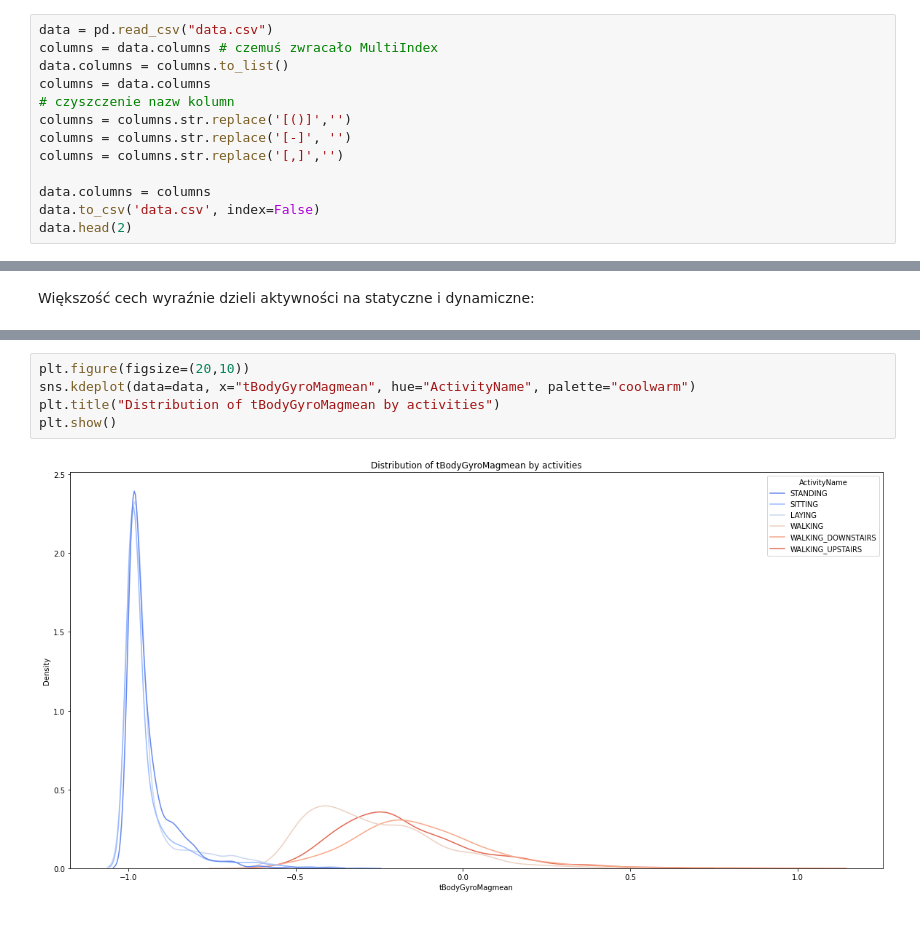
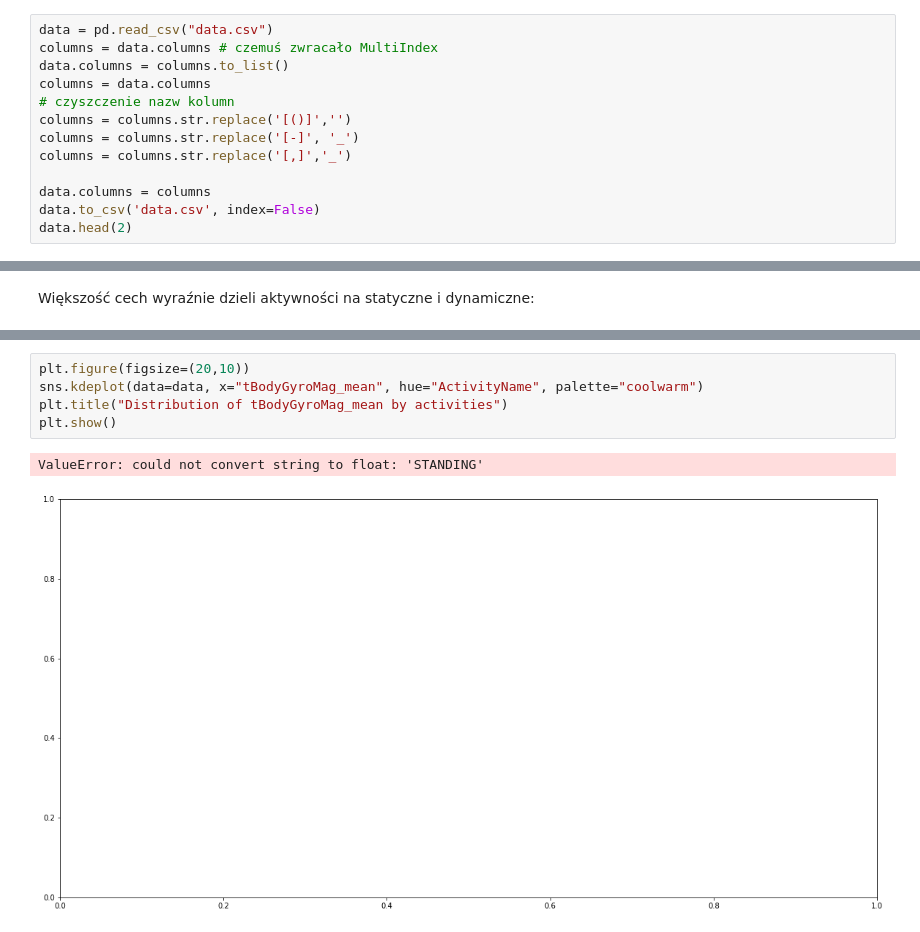
Before and after one commit to gekas145/WUM-2021-Projekty, a Jupyter notebook: Projekt2/eda.ipynb, the cells around one changed output, grey strips where cells are left out. Drawn from its saved outputs; the diff is of its cells as text.

```diff
--- a/Projekt2/eda.ipynb
+++ b/Projekt2/eda.ipynb
@@ -103,8 +123,8 @@ data.columns = columns.to_list()
 columns = data.columns
 # czyszczenie nazw kolumn
 columns = columns.str.replace('[()]','')
-columns = columns.str.replace('[-]', '')
-columns = columns.str.replace('[,]','')
+columns = columns.str.replace('[-]', '_')
+columns = columns.str.replace('[,]','_')
 
 data.columns = columns
 data.to_csv('data.csv', index=False)
@@ -165,9 +205,10 @@ plt.show()
 # %%
 plt.figure(figsize=(20,10))
-sns.kdeplot(data=data, x="tBodyGyroMagmean", hue="ActivityName", palette="coolwarm")
-plt.title("Distribution of tBodyGyroMagmean by activities")
+sns.kdeplot(data=data, x="tBodyGyroMag_mean", hue="ActivityName", palette="coolwarm")
+plt.title("Distribution of tBodyGyroMag_mean by activities")
 plt.show()
 # %% [output]
+ValueError: could not convert string to float: 'STANDING'
-[figure, old version]
+[figure, new version]
 # %%
 plt.figure(figsize=(20,10))
```
Also changed, not shown: parts of 32 cells of this notebook.
